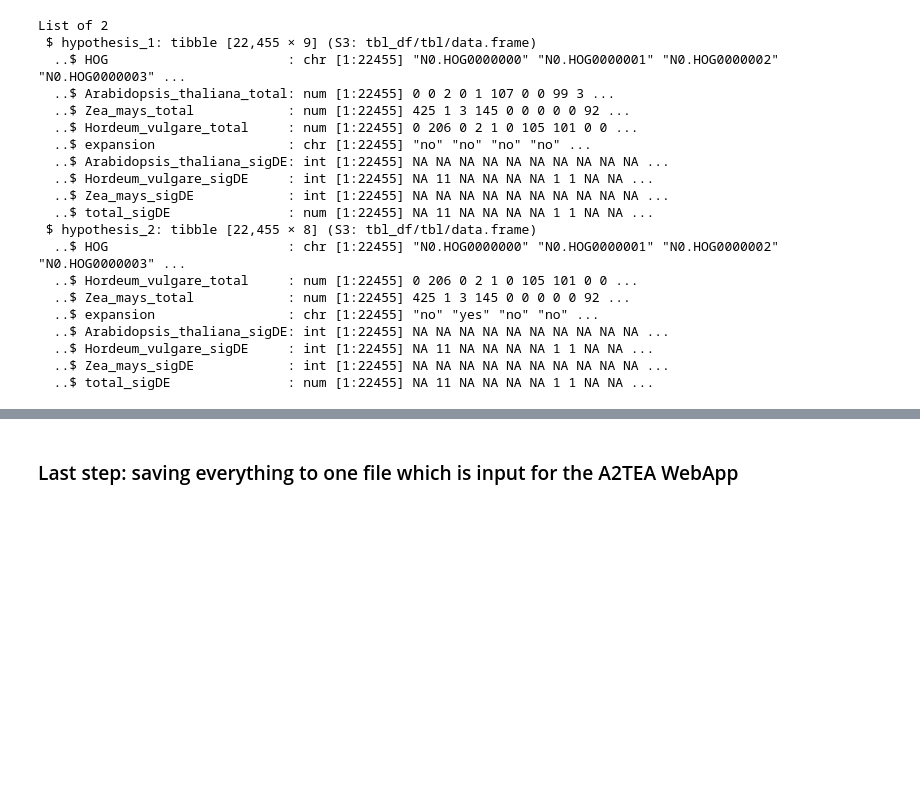
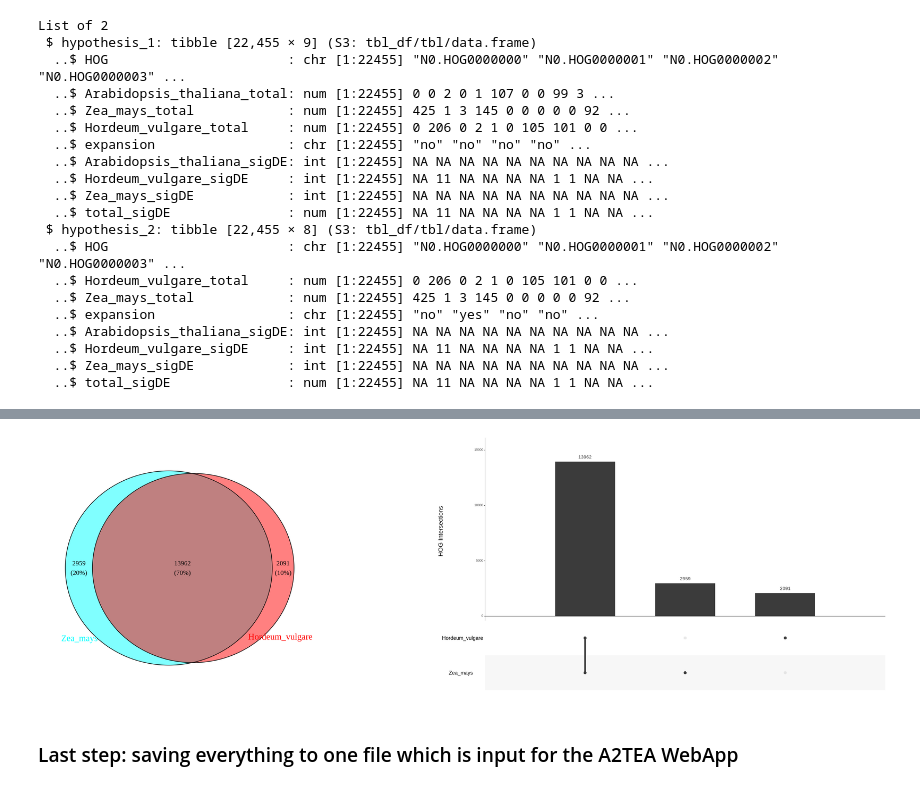
Before and after one commit to tgstoecker/A2TEA.Workflow, a Jupyter notebook: final_tea_datasets.ipynb, the cells around one changed output, grey strips where cells are left out. Saved outputs shown, nothing was run; the diff lists cells and outputs as text; code cells hidden in the pictures; blank space fills up the shorter version.

Commit message:
implemented automatic creation of ortholog venn and upset diagrammes
almost complete

```diff
--- a/final_tea_datasets.ipynb
+++ b/final_tea_datasets.ipynb
@@ -491,3 +605,7 @@ hypothesis_2 1      hypothesis S4
+# %%
+Ortho_intersect_plots[[2]]
+# %% [output]
+[figure, added]
 # %% [markdown]
 ### Last step: saving everything to one file which is input for the A2TEA WebApp
 # %%
```
Also changed, not shown: parts of 8 cells of this notebook.
